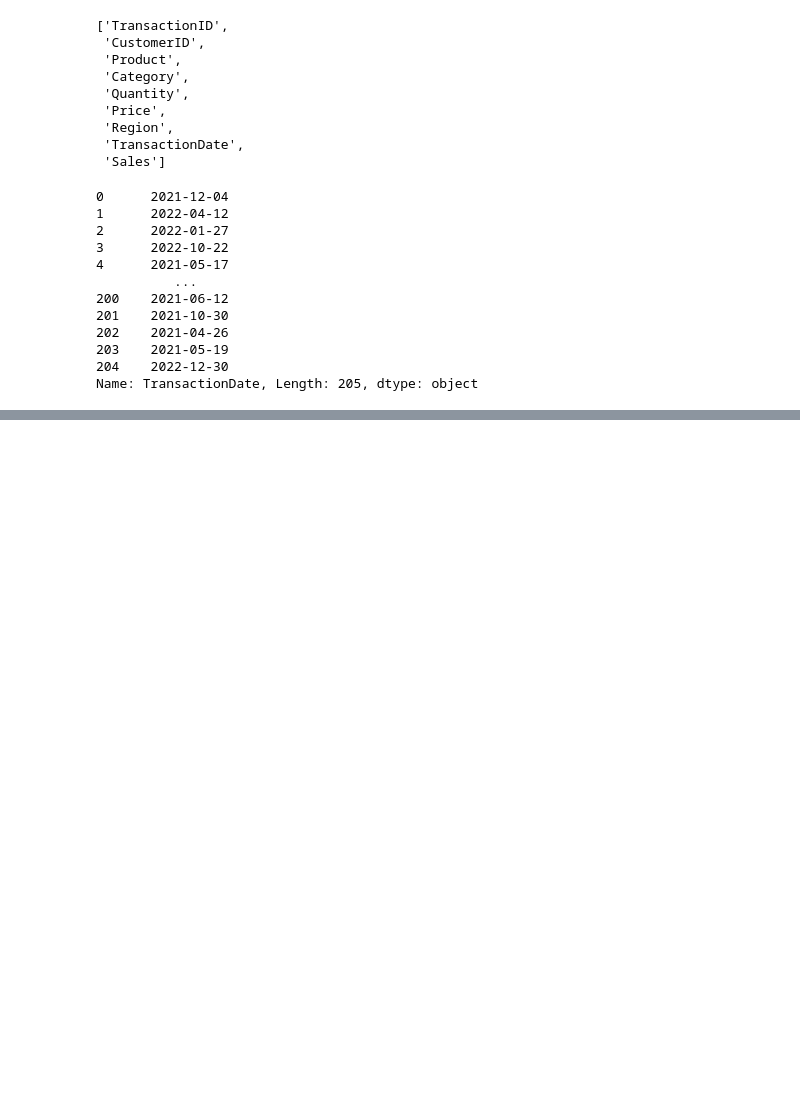
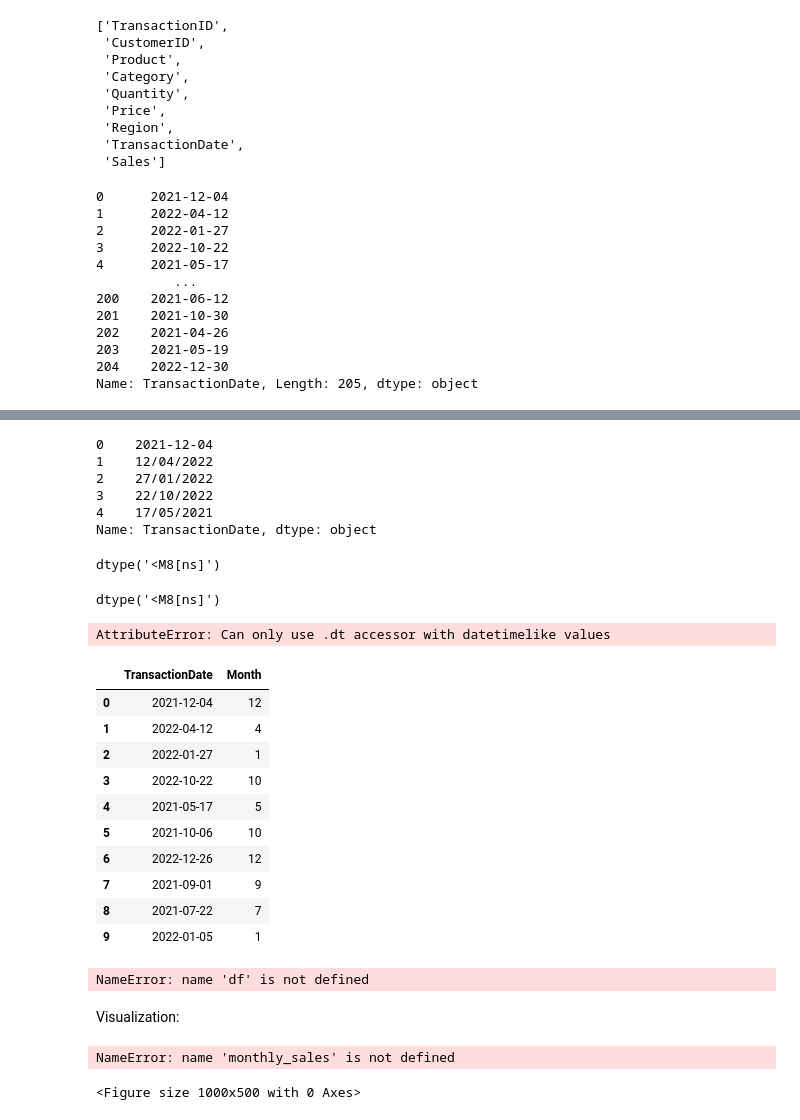
Before and after one commit to Medisa73/Retail_Sales_Project, a Jupyter notebook: retail_sales_data.ipynb, the cells around one changed output, grey strips where cells are left out. Saved outputs shown, nothing was run; the diff lists cells and outputs as text; code cells hidden in the pictures; blank space fills up the shorter version.

```diff
--- a/retail_sales_data.ipynb
+++ b/retail_sales_data.ipynb
@@ -683,0 +790,52 @@ Name: TransactionDate, Length: 205, dtype: object
+# %%
+#see the sales in different months to check in which months the sale is higher
+#we need to make sure:
+#1-the TransactionDate column is a real date type.
+#2-Extracting the month from it.
+#3-Grouping by that month and summing the sales.
+df["TransactionDate"].head()
+# %% [output]
+0    2021-12-04
+1    12/04/2022
+2    27/01/2022
+3    22/10/2022
+4    17/05/2021
+Name: TransactionDate, dtype: object
+# %%
+df["TransactionDate"].dtype
+#this means the TransactionDate is still object/string type, we need to convert it to datetime type
+# %% [output]
+dtype('<M8[ns]')
+# %%
+#turn the TransactionDate to datetime type
+df["TransactionDate"] = pd.to_datetime(df["TransactionDate"], errors="coerce")
+# %%
+df["TransactionDate"].dtype
+# %% [output]
+dtype('<M8[ns]')
+# %%
+#now extract the month from TransactionDate so we can group sales by month:
+df["Month"] = df["TransactionDate"].dt.month
+# %% [output]
+AttributeError: Can only use .dt accessor with datetimelike values
+# %%
+df[["TransactionDate", "Month"]].head(10)
+# %% [output]
+|  | TransactionDate | Month |
+| 0 | 2021-12-04 | 12 |
+| 1 | 2022-04-12 | 4 |
+| 2 | 2022-01-27 | 1 |
+| 3 | 2022-10-22 | 10 |
+| 4 | 2021-05-17 | 5 |
+| 5 | 2021-10-06 | 10 |
+| 6 | 2022-12-26 | 12 |
+| 7 | 2021-09-01 | 9 |
+| 8 | 2021-07-22 | 7 |
+| 9 | 2022-01-05 | 1 |
+# %%
+monthly_sales = df.groupby("Month")["Sales"].sum()
+monthly_sales
+# %% [output]
+NameError: name 'df' is not defined
+# %% [markdown]
+Visualization:
@@ -683,0 +844,11 @@ Name: TransactionDate, Length: 205, dtype: object
+# %%
+plt.figure(figsize=(10, 5))
+plt.plot(monthly_sales.index, monthly_sales.values, marker='o')
+plt.title("Monthly Sales Trend")
+plt.xlabel("Month")
+plt.ylabel("Total Sales")
+plt.grid(True)
+plt.show()
+# %% [output]
+NameError: name 'monthly_sales' is not defined
+<Figure size 1000x500 with 0 Axes>
```
Also changed, not shown: parts of 18 cells of this notebook, 1 other file.
